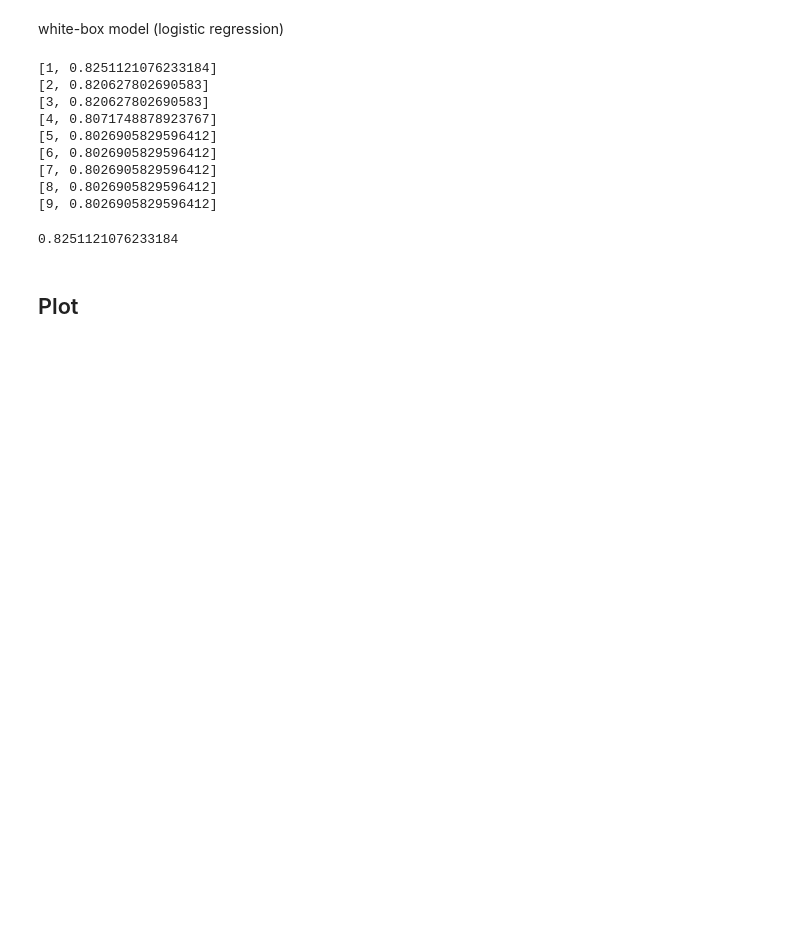
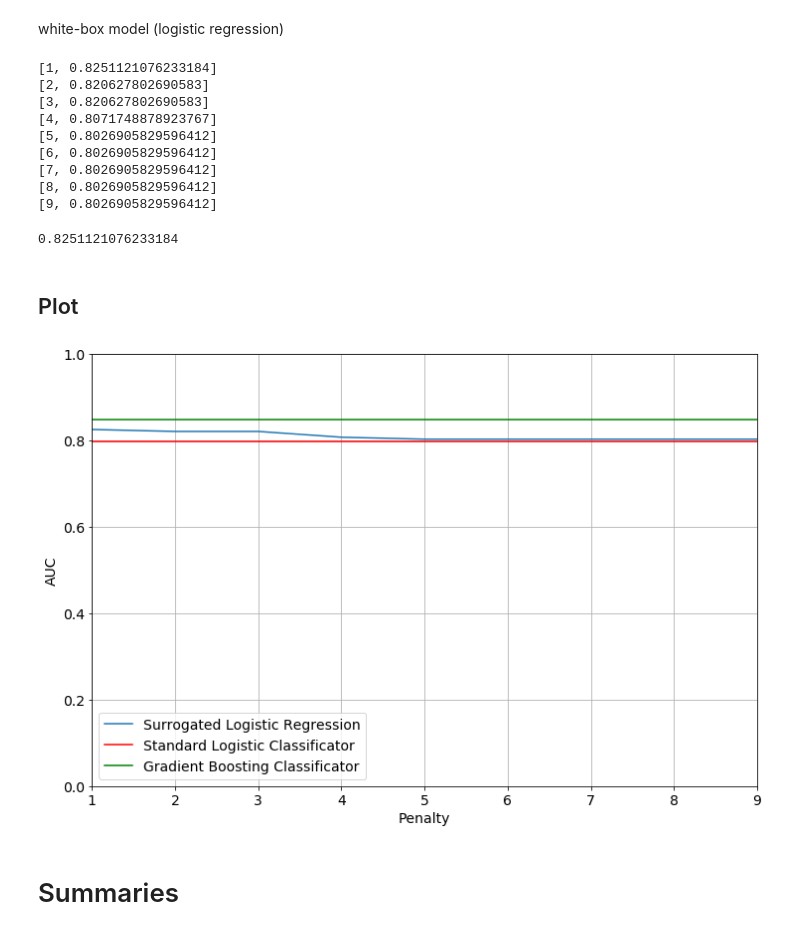
Before and after one commit to agosiewska/SAFE_examples, a Jupyter notebook: classification_titanic.ipynb, the cells around one changed output. Drawn from its saved outputs; the diff is of its cells as text; code cells hidden in the pictures; blank space fills up the shorter version.

```diff
--- a/classification_titanic.ipynb
+++ b/classification_titanic.ipynb
@@ -159,3 +159,22 @@ best_score
 0.8251121076233184
 # %% [markdown]
 ## Plot
+# %%
+standard_auc = accuracy_score(y_test, standard_predictions)
+xgb_auc = accuracy_score(y_test, surrogate_model_predictions)
+plt.rcParams['figure.figsize'] = [12, 8]
+plt.rcParams.update({'font.size': 14})
+plt.plot(pens[0:], aucs[0:], label='Surrogated Logistic Regression')
+plt.xlabel('Penalty')
+plt.ylabel('AUC')
+plt.grid(True)
+plt.axhline(standard_auc, color='r', label='Standard Logistic Classificator')
+plt.axhline(xgb_auc, color='g', label='Gradient Boosting Classificator')
+plt.ylim((0, 1))
+plt.xlim((1,max(pens)))
+plt.legend()
+plt.show()
+# %% [output]
+[figure, added]
+# %% [markdown]
+# Summaries
```
Also changed, not shown: parts of 2 cells of this notebook, 3 other files.
